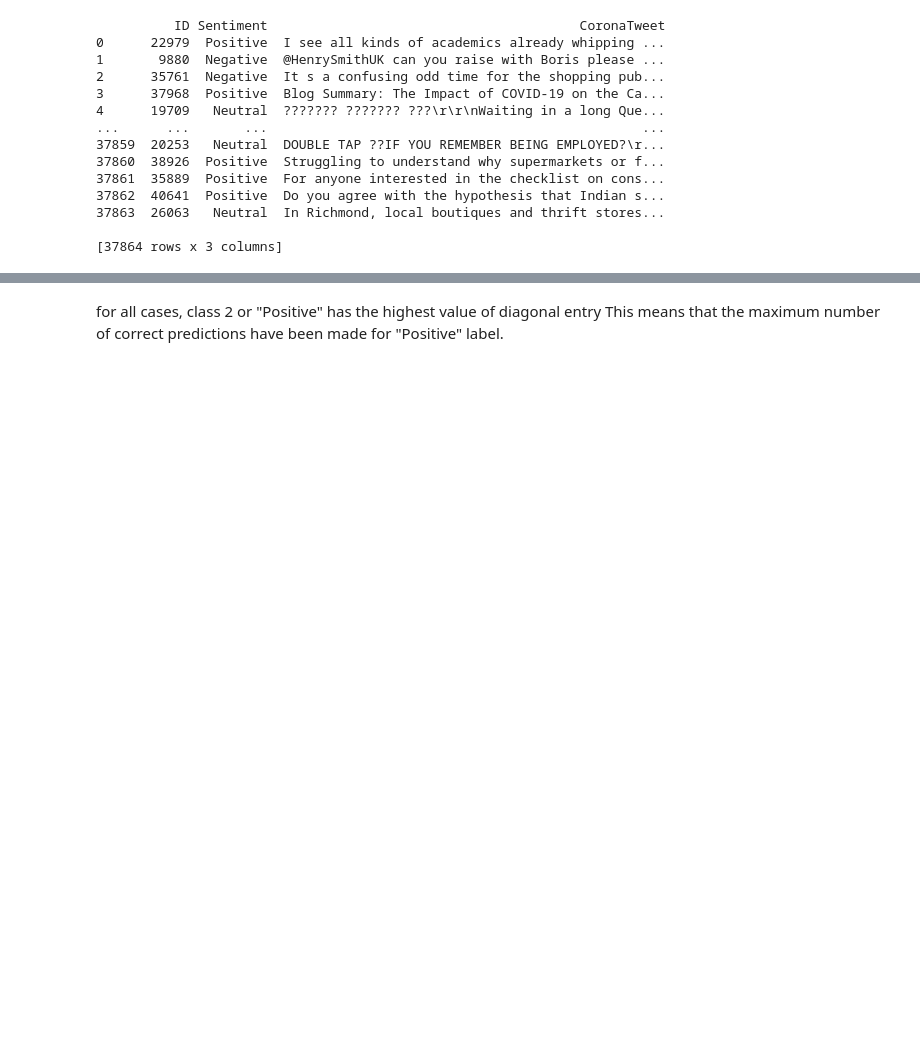
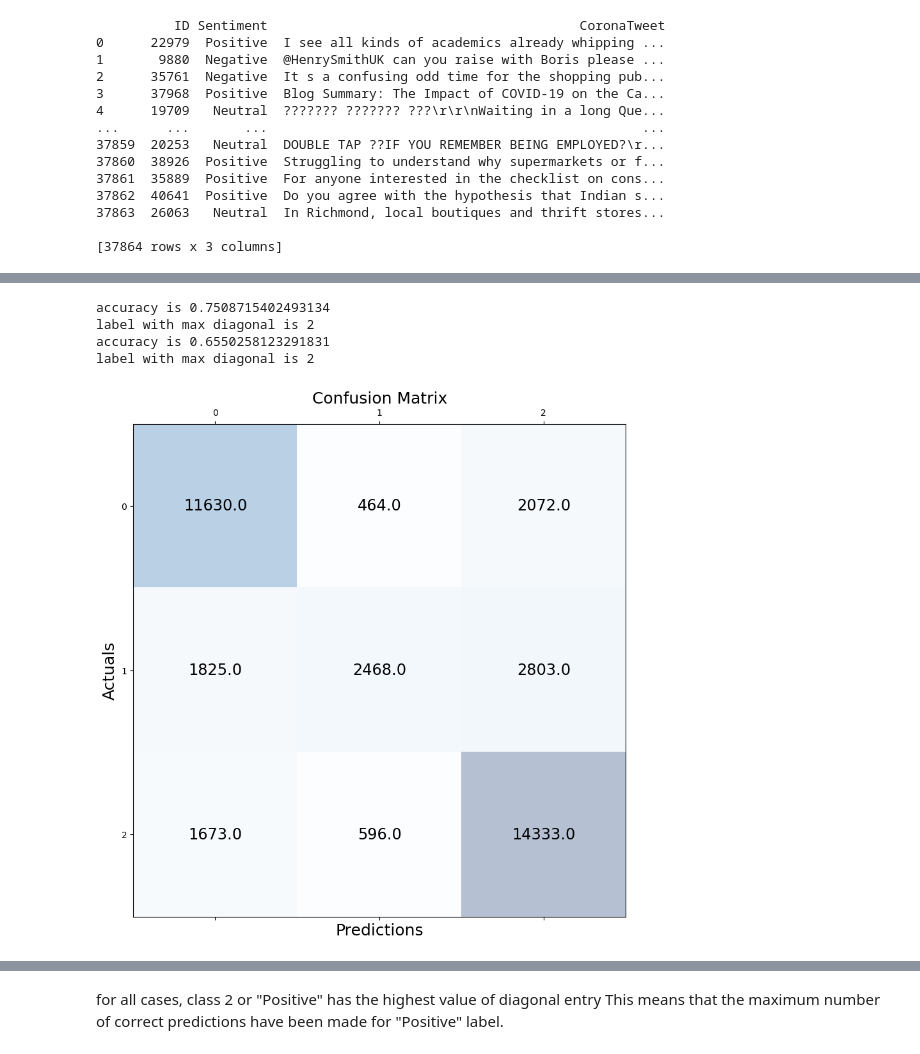
Before and after one commit to Aavegjain/COL774_A2, a Jupyter notebook: part1/naive_bayes.ipynb, the cells around one changed output, grey strips where cells are left out. Saved outputs shown, nothing was run; the diff lists cells and outputs as text; code cells hidden in the pictures; blank space fills up the shorter version.

```diff
--- a/part1/naive_bayes.ipynb
+++ b/part1/naive_bayes.ipynb
@@ -251,0 +237,11 @@ label with max diagonal is 2
+# %%
+m1 = weak_classifier.compute_confusion_matrix(df)
+m2 = weak_classifier.compute_confusion_matrix(df_test)
+draw_confusion_matrix(m1, "og_train")
+draw_confusion_matrix(m2, "og_test")
+# %% [output]
+accuracy is 0.7508715402493134
+label with max diagonal is 2
+accuracy is 0.6550258123291831
+label with max diagonal is 2
+[figure, added]
```
Also changed, not shown: parts of 28 cells of this notebook.
